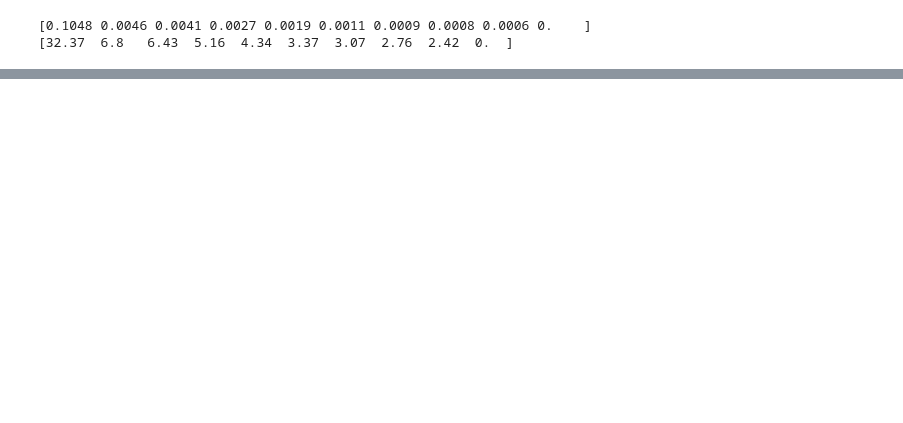
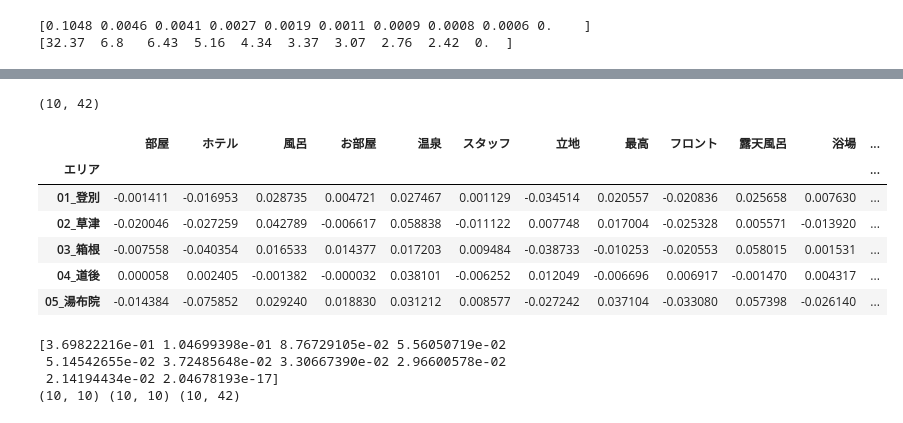
Before and after one commit to haradatm/lecture, a Jupyter notebook: gssm-202107/05-colab/fetch_and_analysis/corresp_example.ipynb, the cells around one changed output, grey strips where cells are left out. Cells and saved outputs as stored; diff of their text form; code cells hidden in the pictures; blank space fills up the shorter version.

```diff
--- a/gssm-202107/05-colab/fetch_and_analysis/corresp_example.ipynb
+++ b/gssm-202107/05-colab/fetch_and_analysis/corresp_example.ipynb
@@ -567,0 +686,29 @@ print(np.round(100 * np.diag(k) / sum(s), decimals=2))
+# %%
+#  残差
+df_residuals = (df_period2 - df_expected) / np.sqrt(df_expected)
+
+# 標準化残差
+df_residuals = df_residuals / np.sqrt(n)
+
+print(df_residuals.shape)
+df_residuals.head()
+# %% [output]
+(10, 42)
+|  | 部屋 | ホテル | 風呂 | お部屋 | 温泉 | スタッフ | 立地 | 最高 | フロント | 露天風呂 | 浴場 | ... |
+| エリア |  |  |  |  |  |  |  |  |  |  |  | ... |
+| 01_登別 | -0.001411 | -0.016953 | 0.028735 | 0.004721 | 0.027467 | 0.001129 | -0.034514 | 0.020557 | -0.020836 | 0.025658 | 0.007630 | ... |
+| 02_草津 | -0.020046 | -0.027259 | 0.042789 | -0.006617 | 0.058838 | -0.011122 | 0.007748 | 0.017004 | -0.025328 | 0.005571 | -0.013920 | ... |
+| 03_箱根 | -0.007558 | -0.040354 | 0.016533 | 0.014377 | 0.017203 | 0.009484 | -0.038733 | -0.010253 | -0.020553 | 0.058015 | 0.001531 | ... |
+| 04_道後 | 0.000058 | 0.002405 | -0.001382 | -0.000032 | 0.038101 | -0.006252 | 0.012049 | -0.006696 | 0.006917 | -0.001470 | 0.004317 | ... |
+| 05_湯布院 | -0.014384 | -0.075852 | 0.029240 | 0.018830 | 0.031212 | 0.008577 | -0.027242 | 0.037104 | -0.033080 | 0.057398 | -0.026140 | ... |
+# %%
+# 特異値分解
+u, s, v = np.linalg.svd(df_residuals, full_matrices=False)
+print(s)
+s = np.diag(s)
+print(u.shape, s.shape, v.shape)
+# %% [output]
+[3.69822216e-01 1.04699398e-01 8.76729105e-02 5.56050719e-02
+ 5.14542655e-02 3.72485648e-02 3.30667390e-02 2.96600578e-02
+ 2.14194434e-02 2.04678193e-17]
+(10, 10) (10, 10) (10, 42)
```
Also changed, not shown: parts of 29 cells of this notebook, 1 other file.
